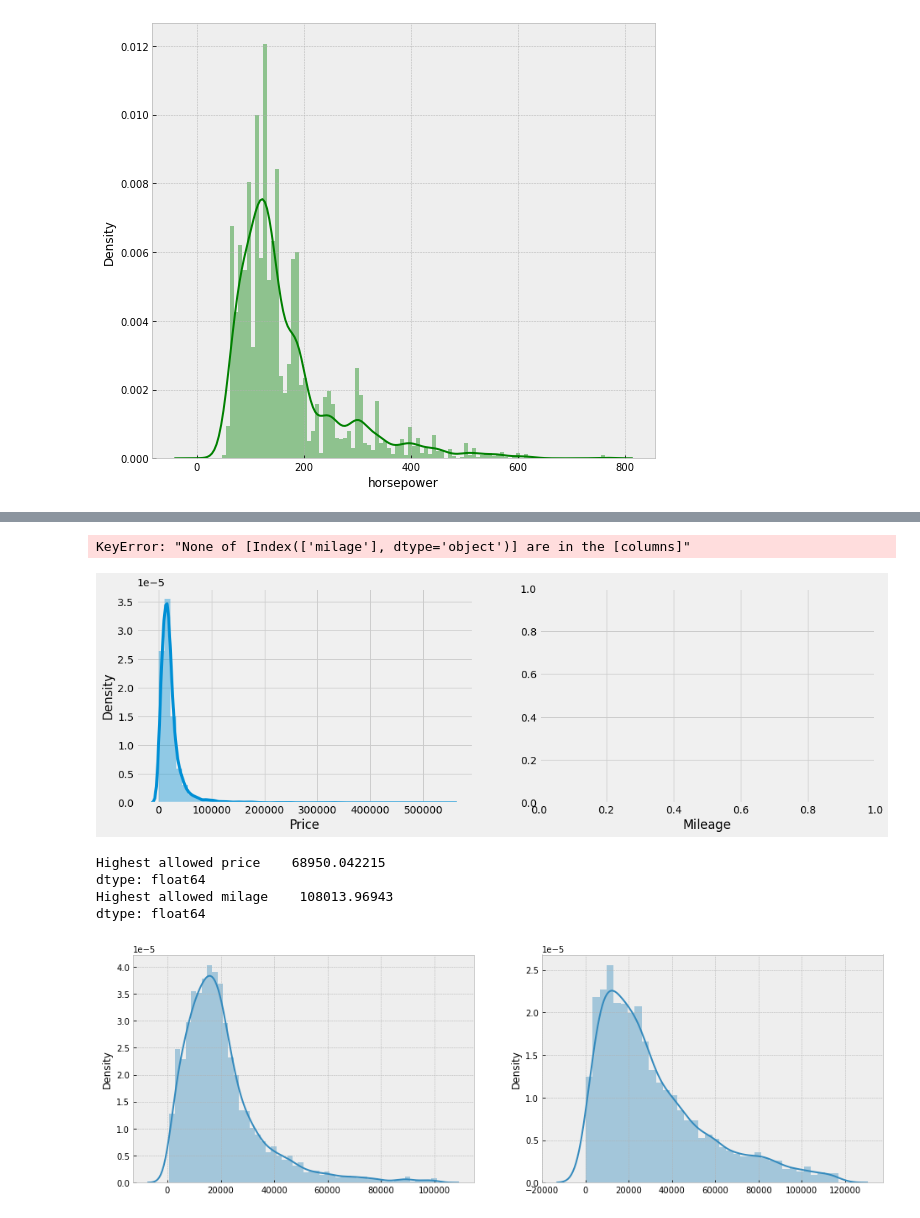
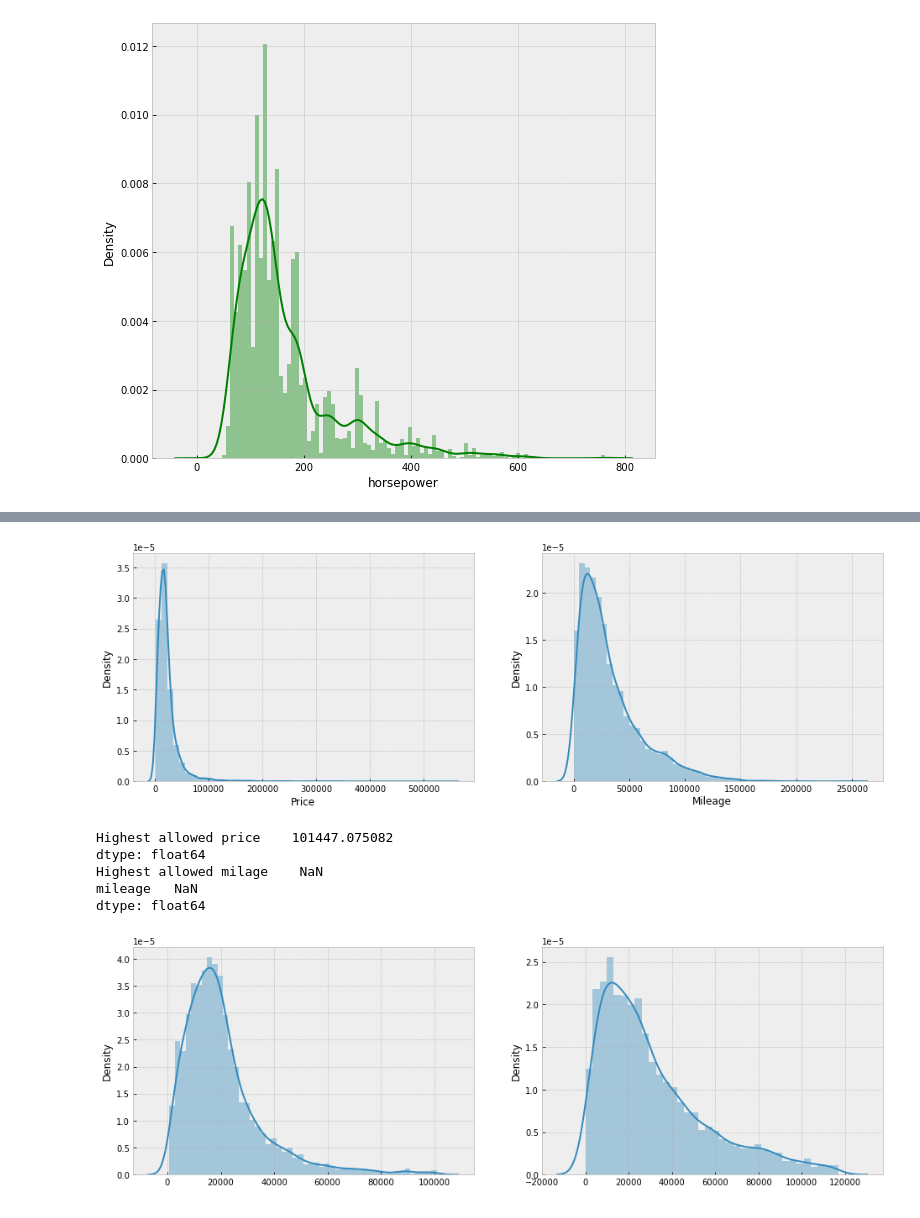
Before and after one commit to AMekid918/UsedCarML, a Jupyter notebook: cleanData.ipynb, the cells around one changed output, grey strips where cells are left out. Saved outputs shown, nothing was run; the diff lists cells and outputs as text; code cells hidden in the pictures.

```diff
--- a/cleanData.ipynb
+++ b/cleanData.ipynb
@@ -77,22 +77,22 @@ outliers = pd.read_csv('cars11.csv')
 # %%
 plt.figure(figsize=(16,5))
 plt.subplot(1,2,1)
 plt.xlabel('Price')
 sns.distplot(outliers[['price']])
 plt.subplot(1,2,2)
 plt.xlabel('Mileage')
-sns.distplot(outliers[['milage']])
+sns.distplot(outliers[['mileage']])
 plt.show()
 # %% [output]
-KeyError: "None of [Index(['milage'], dtype='object')] are in the [columns]"
-[figure, old version]
+[figure, new version]
 # %%
 print("Highest allowed",outliers[['price']].mean() + 3*carspd1[['price']].std())
-print("Highest allowed",outliers[['milage']].mean() + 3*carspd1[['milage']].std())
+print("Highest allowed",outliers[['mileage']].mean() + 3*carspd1[['milage']].std())
 # %% [output]
-Highest allowed price    68950.042215
+Highest allowed price    101447.075082
 dtype: float64
-Highest allowed milage    108013.96943
+Highest allowed milage    NaN
+mileage   NaN
 dtype: float64
 # %%
 #carspd = pd.read_csv('carsoutlier.csv')
```
Also changed, not shown: parts of 16 cells of this notebook, 1 other file.
